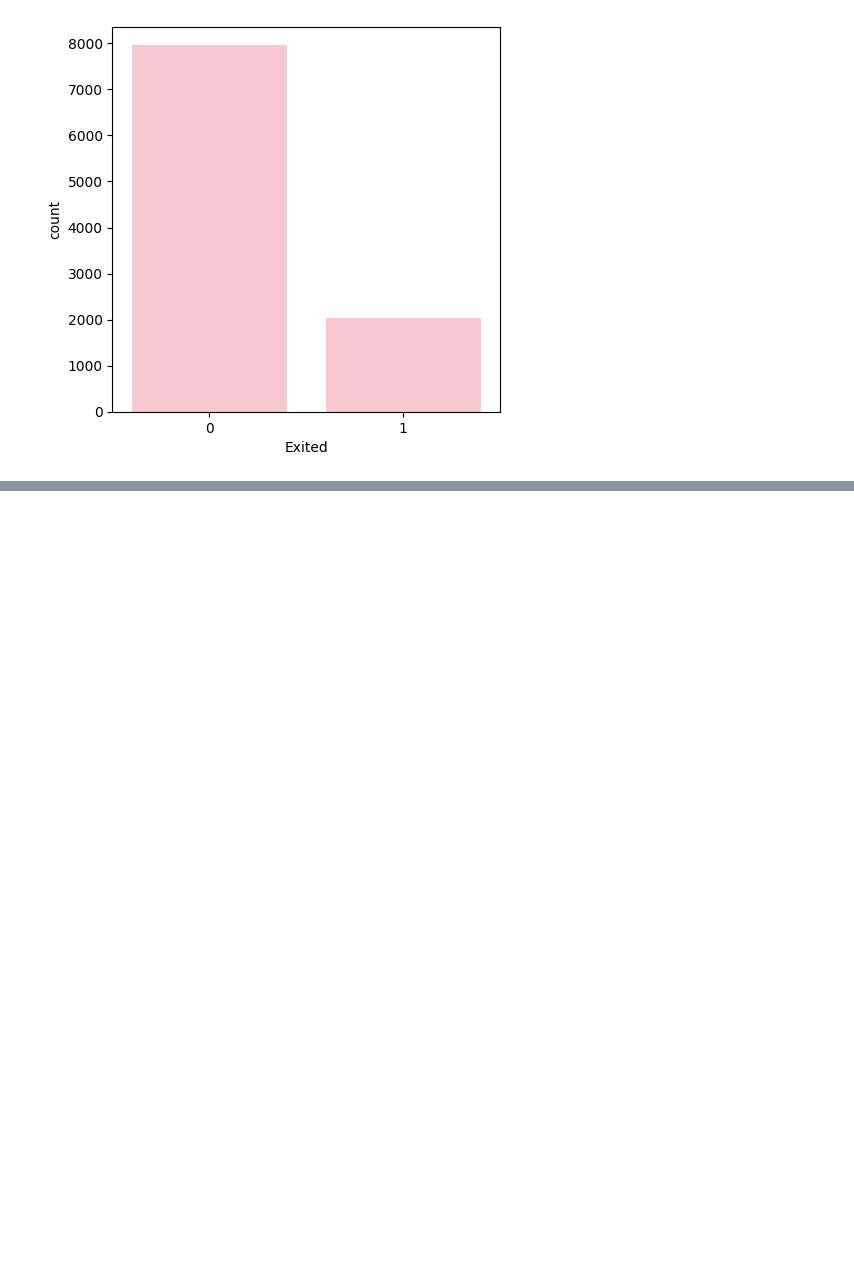
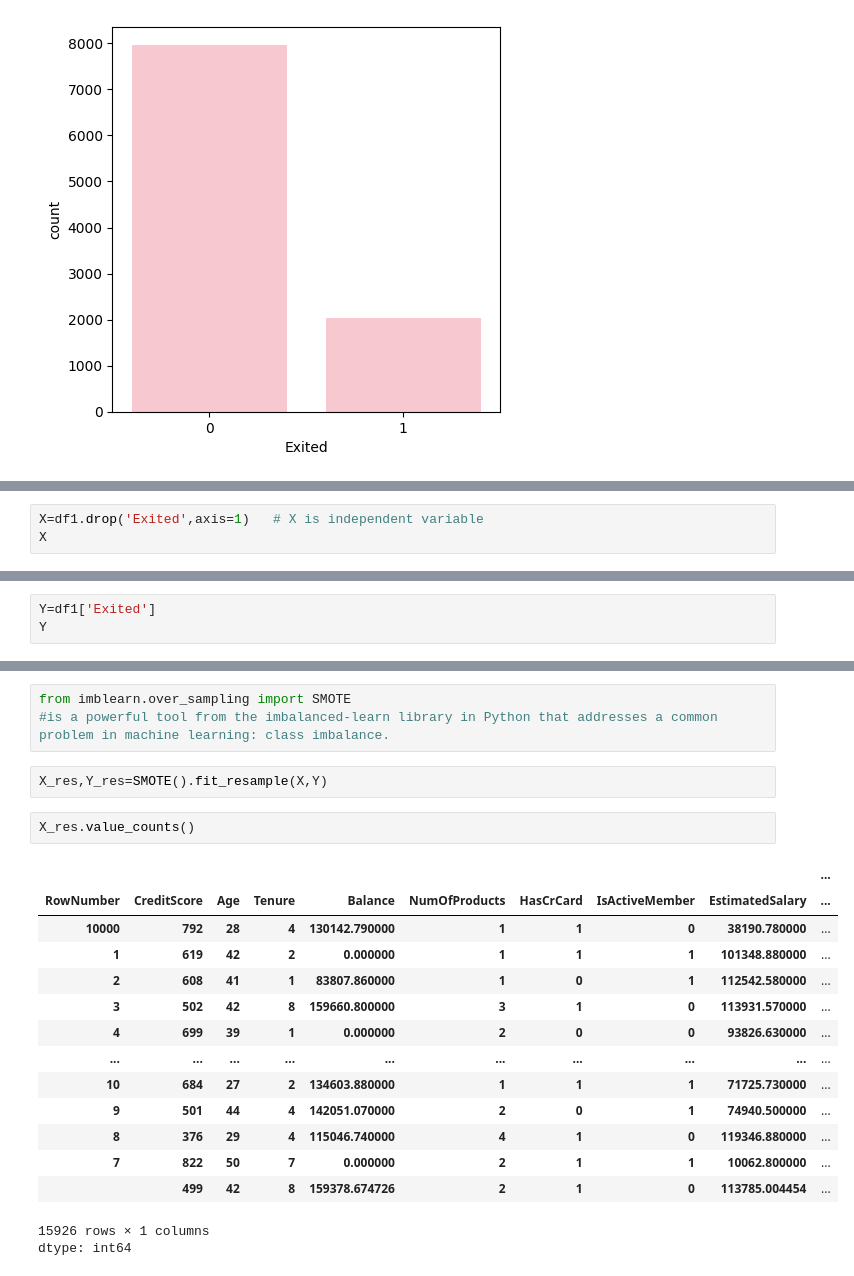
Before and after one commit to DN554/Churn-Modelling, a Jupyter notebook: Churn_Modelling.ipynb, the cells around one changed output, grey strips where cells are left out. Saved outputs shown, nothing was run; the diff lists cells and outputs as text; blank space fills up the shorter version.

```diff
--- a/Churn_Modelling.ipynb
+++ b/Churn_Modelling.ipynb
@@ -351,0 +354,3 @@ df3
+# %%
+X=df1.drop('Exited',axis=1)   # X is independent variable
+X
@@ -351,0 +371,3 @@ df3
+# %%
+Y=df1['Exited']
+Y
@@ -351,0 +389,23 @@ df3
+# %%
+from imblearn.over_sampling import SMOTE
+#is a powerful tool from the imbalanced-learn library in Python that addresses a common problem in machine learning: class imbalance.
+# %%
+X_res,Y_res=SMOTE().fit_resample(X,Y)
+# %%
+X_res.value_counts()
+# %% [output]
+|  |  |  |  |  |  |  |  |  | ... |
+| RowNumber | CreditScore | Age | Tenure | Balance | NumOfProducts | HasCrCard | IsActiveMember | EstimatedSalary | ... |
+| 10000 | 792 | 28 | 4 | 130142.790000 | 1 | 1 | 0 | 38190.780000 | ... |
+| 1 | 619 | 42 | 2 | 0.000000 | 1 | 1 | 1 | 101348.880000 | ... |
+| 2 | 608 | 41 | 1 | 83807.860000 | 1 | 0 | 1 | 112542.580000 | ... |
+| 3 | 502 | 42 | 8 | 159660.800000 | 3 | 1 | 0 | 113931.570000 | ... |
+| 4 | 699 | 39 | 1 | 0.000000 | 2 | 0 | 0 | 93826.630000 | ... |
+| ... | ... | ... | ... | ... | ... | ... | ... | ... | ... |
+| 10 | 684 | 27 | 2 | 134603.880000 | 1 | 1 | 1 | 71725.730000 | ... |
+| 9 | 501 | 44 | 4 | 142051.070000 | 2 | 0 | 1 | 74940.500000 | ... |
+| 8 | 376 | 29 | 4 | 115046.740000 | 4 | 1 | 0 | 119346.880000 | ... |
+| 7 | 822 | 50 | 7 | 0.000000 | 2 | 1 | 1 | 10062.800000 | ... |
+|  | 499 | 42 | 8 | 159378.674726 | 2 | 1 | 0 | 113785.004454 | ... |
+15926 rows × 1 columns
+dtype: int64
```
Also changed, not shown: parts of 70 cells of this notebook.
